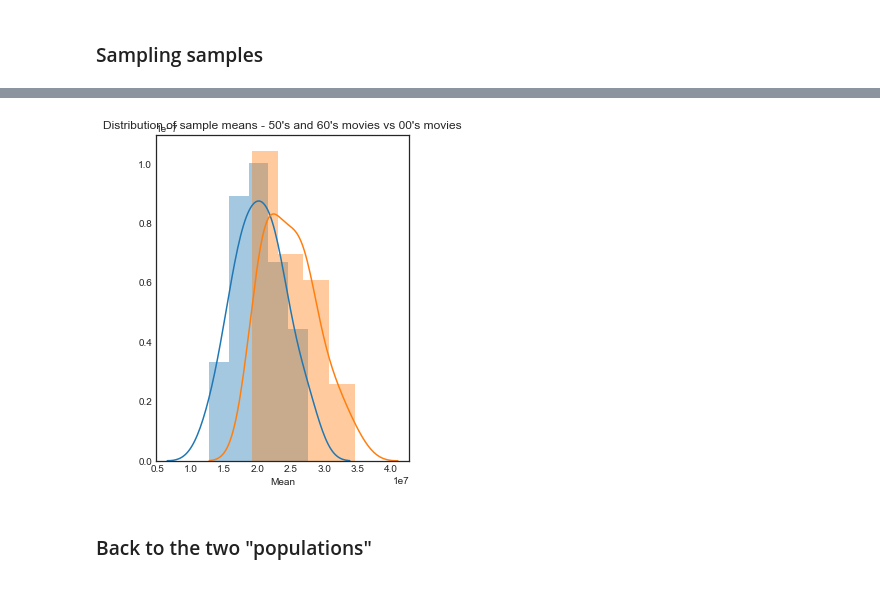
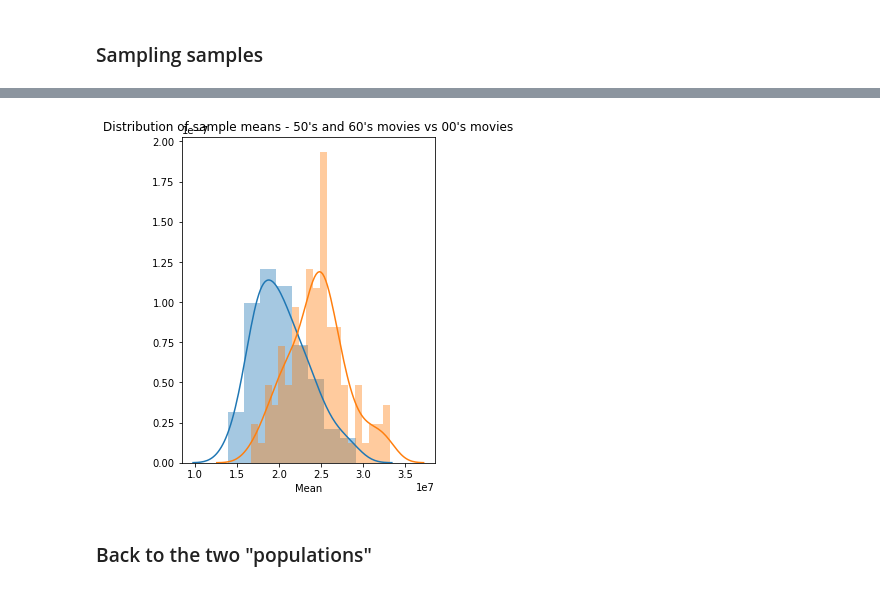
Before and after one commit to Abhiolar/IMDB, a Jupyter notebook: hypothesis-3-and-4 .ipynb, the cells around one changed output, grey strips where cells are left out. Drawn from its saved outputs; the diff is of its cells as text; code cells hidden in the pictures.

```diff
--- a/hypothesis-3-and-4 .ipynb
+++ b/hypothesis-3-and-4 .ipynb
@@ -38,6 +38,6 @@ import random
 def samples_means(array, samples_wanted):
     sample_means = []
     for i in range(samples_wanted):
-        sample_means.append(np.mean(random.sample(list(array), 35)))
+        sample_means.append(np.mean(random.sample(list(array), 40)))
     return sample_means
 # %%
@@ -192,11 +192,11 @@ import random
 def samples_means(array, samples_wanted):
     sample_means = []
     for i in range(samples_wanted):
-        sample_means.append(np.mean(random.sample(list(array), 35)))
-    return sample_means
+        sample_means.append(np.mean(random.sample(list(array), 40)))
+    return np.array(sample_means)
 # %%
-fiv_sample_means = samples_means(fifth_movies_budget_adjusted, 30)
-now_sample_means = samples_means(now_movies_budget_adjusted, 30)
+fiv_sample_means = samples_means(fifth_movies_budget_adjusted, 100)
+now_sample_means = samples_means(now_movies_budget_adjusted, 100)
 
 print(fiv_sample_means, now_sample_means)
 # %% [output]
@@ -204,15 +220,15 @@ print(fiv_sample_means, now_sample_means)
 # %%
 plt.figure(figsize=(10,6))
 plt.subplot(1,2,1)
 sns.distplot(fiv_sample_means, axlabel='Mean')
 
 # plt.subplot(1,2,2)
-sns.distplot(now_sample_means)
+sns.distplot(now_sample_means, bins = 20)
 
 plt.title("Distribution of sample means - 50's and 60's movies vs 00's movies")
 plt.show()
 # %% [output]
-[figure, old version]
+[figure, new version]
 # %%
 # sns.distplot(now_sample_means)
 # %% [markdown]
```
Also changed, not shown: parts of 22 cells of this notebook.
